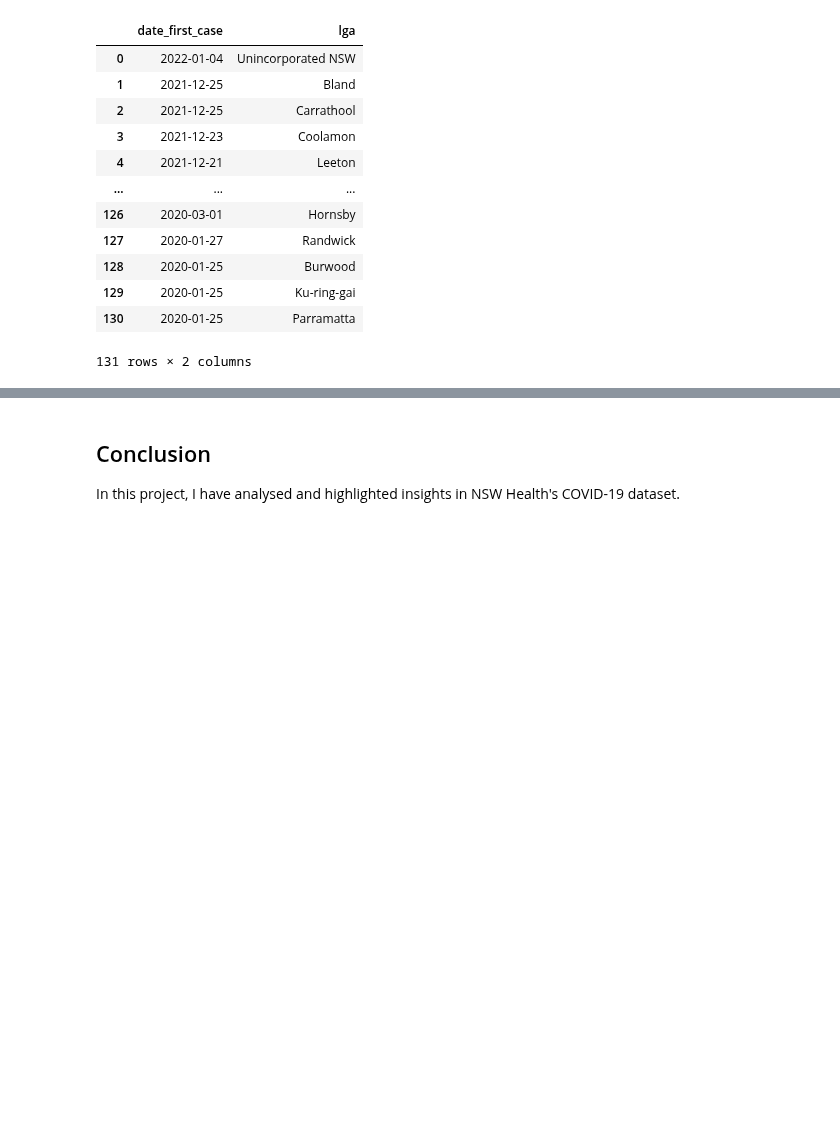
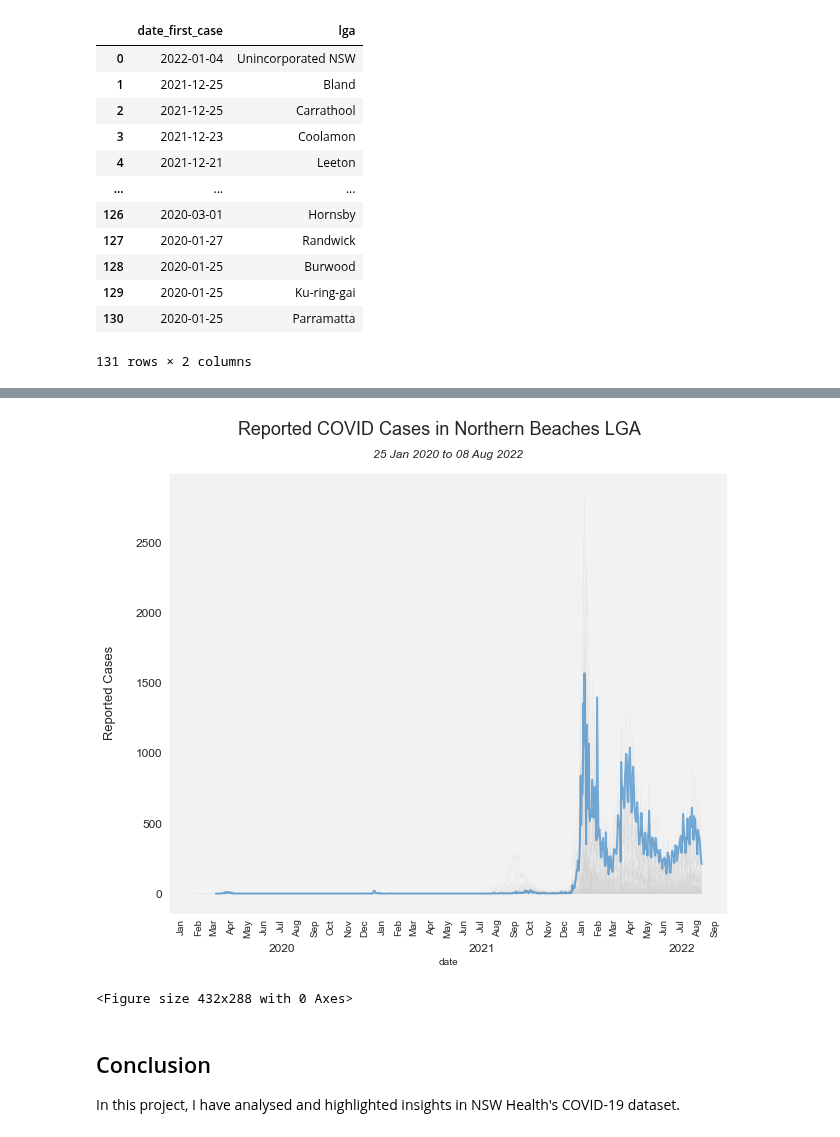
Before and after one commit to henrylin03/covid-nsw, a Jupyter notebook: covid-nsw.ipynb, the cells around one changed output, grey strips where cells are left out. Saved outputs shown, nothing was run; the diff lists cells and outputs as text; code cells hidden in the pictures; blank space fills up the shorter version.

```diff
--- a/covid-nsw.ipynb
+++ b/covid-nsw.ipynb
@@ -707,3 +714,8 @@ plot_colour_lga("Blacktown", "#7a5195")
+# %%
+plot_colour_lga("Northern Beaches", "#0069c0")
+# %% [output]
+[figure, added]
+<Figure size 432x288 with 0 Axes>
 # %% [markdown]
 ## Conclusion
 
```
Also changed, not shown: parts of 4 cells of this notebook.
